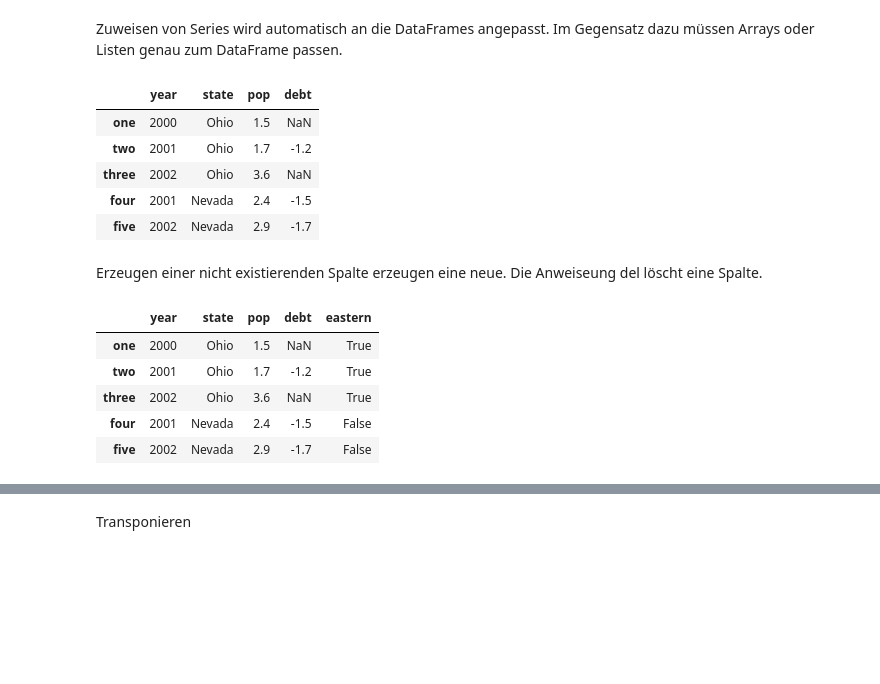
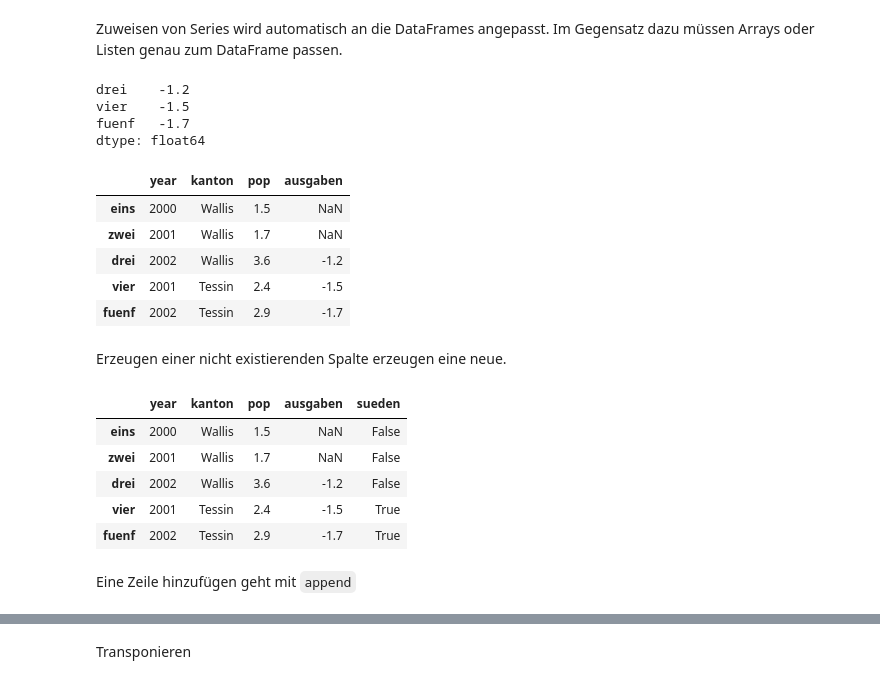
Before and after one commit to natriumoxid/advanced-jupyter-course, a Jupyter notebook: 2_course_20191107_pandas_intro.ipynb, the cells around one changed output, grey strips where cells are left out. Drawn from its saved outputs; the diff is of its cells as text; code cells hidden in the pictures; blank space fills up the shorter version.

```diff
--- a/course_20191107_pandas_intro.ipynb
+++ b/2_course_20191107_pandas_intro.ipynb
@@ -132,0 +118,3 @@ frame2
+# %%
+frame2['ausgaben'] = 16.5 # sehr cool: wird einfach auf die ganze Spalte angewandt
+frame2
@@ -132,0 +128,3 @@ frame2
+# %%
+frame2['ausgaben'] = np.arange(5.) # abgedreht: so geht es auch: Funktion direkt auf die Spalte anwenden!
+frame2
@@ -133,27 +138,34 @@ frame2
 # %% [markdown]
 Zuweisen von Series wird automatisch an die DataFrames angepasst. Im Gegensatz dazu müssen Arrays oder Listen genau zum DataFrame passen.
 # %%
-val = pd.Series([-1.2, -1.5, -1.7], index=['two', 'four', 'five'])
+val = pd.Series([-1.2, -1.5, -1.7], index=['drei', 'vier', 'fuenf'])
 val
+# %% [output]
+drei    -1.2
+vier    -1.5
+fuenf   -1.7
+dtype: float64
 # %%
-frame2['debt'] = val
+frame2['ausgaben'] = val # man beachte NaN!
 frame2
 # %% [output]
-|  | year | state | pop | debt |
-| one | 2000 | Ohio | 1.5 | NaN |
-| two | 2001 | Ohio | 1.7 | -1.2 |
-| three | 2002 | Ohio | 3.6 | NaN |
-| four | 2001 | Nevada | 2.4 | -1.5 |
-| five | 2002 | Nevada | 2.9 | -1.7 |
+|  | year | kanton | pop | ausgaben |
+| eins | 2000 | Wallis | 1.5 | NaN |
+| zwei | 2001 | Wallis | 1.7 | NaN |
+| drei | 2002 | Wallis | 3.6 | -1.2 |
+| vier | 2001 | Tessin | 2.4 | -1.5 |
+| fuenf | 2002 | Tessin | 2.9 | -1.7 |
 # %% [markdown]
-Erzeugen einer nicht existierenden Spalte erzeugen eine neue. Die Anweiseung del löscht eine Spalte.
+Erzeugen einer nicht existierenden Spalte erzeugen eine neue.
 # %%
-frame2['eastern'] = frame2.state == 'Ohio' # das entspricht: Wenn Spalte state in der Zeile n = Ohio, dann wahr, ansonsten falsch
+frame2['sueden'] = frame2.kanton == 'Tessin' # das entspricht: Wenn Spalte state in der Zeile n = Tessin, dann wahr, ansonsten falsch
 frame2
 # %% [output]
-|  | year | state | pop | debt | eastern |
-| one | 2000 | Ohio | 1.5 | NaN | True |
-| two | 2001 | Ohio | 1.7 | -1.2 | True |
-| three | 2002 | Ohio | 3.6 | NaN | True |
-| four | 2001 | Nevada | 2.4 | -1.5 | False |
-| five | 2002 | Nevada | 2.9 | -1.7 | False |
+|  | year | kanton | pop | ausgaben | sueden |
+| eins | 2000 | Wallis | 1.5 | NaN | False |
+| zwei | 2001 | Wallis | 1.7 | NaN | False |
+| drei | 2002 | Wallis | 3.6 | -1.2 | False |
+| vier | 2001 | Tessin | 2.4 | -1.5 | True |
+| fuenf | 2002 | Tessin | 2.9 | -1.7 | True |
+# %% [markdown]
+Eine Zeile hinzufügen geht mit `append`
```
Also changed, not shown: parts of 70 cells of this notebook, 11 other files.
